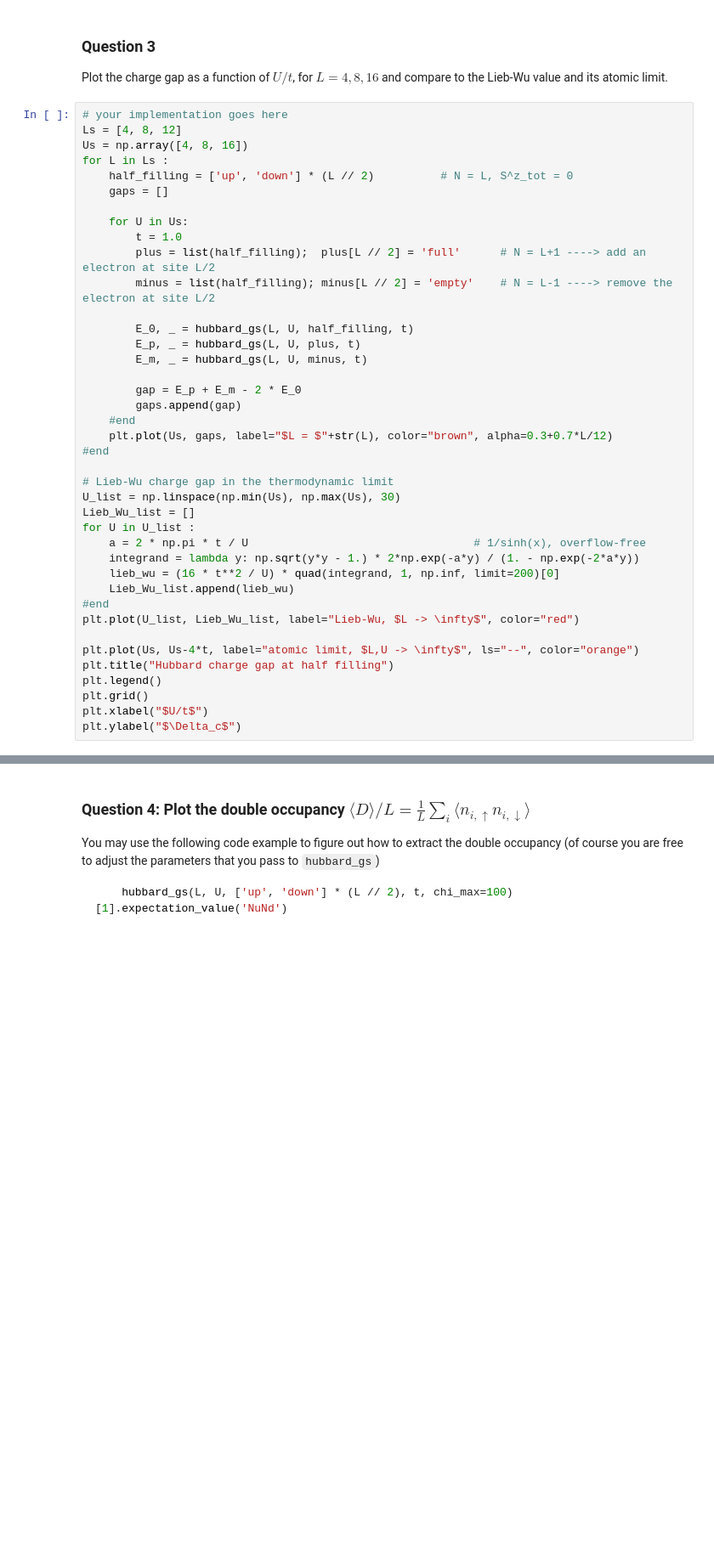
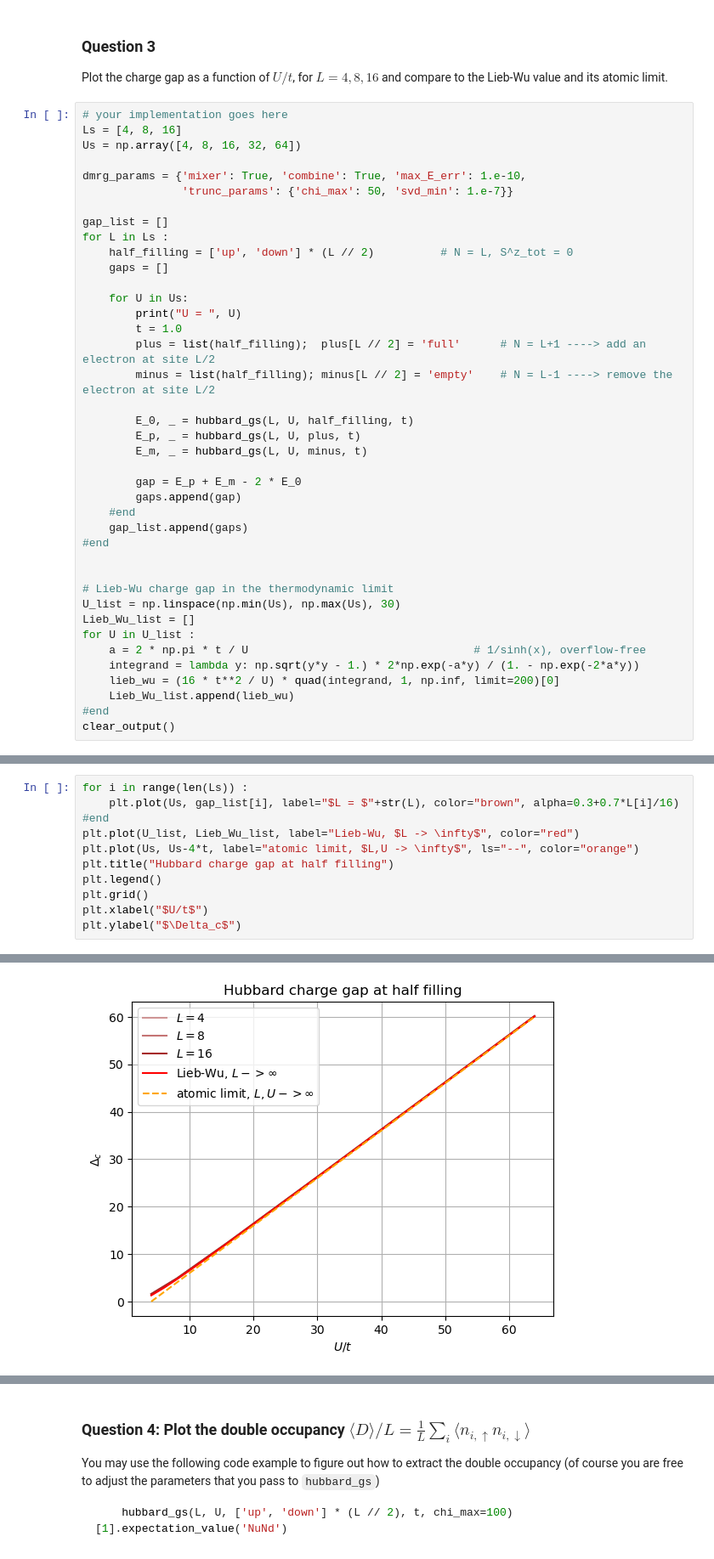
Before and after one commit to jan-chelmecki/Numerical-Methods-Quantum-M2, a Jupyter notebook: tp2_Jan_Chelmecki.ipynb, the cells around one changed output, grey strips where cells are left out. Shown at 85% size. Saved outputs shown, nothing was run; the diff lists cells and outputs as text; blank space fills up the shorter version.

```diff
--- a/tp2_Jan_Chelmecki.ipynb
+++ b/tp2_Jan_Chelmecki.ipynb
@@ -748,13 +791,19 @@ Lieb-Wu      Delta_c(L -> infinity)             = 12.344827
 Plot the charge gap as a function of $U/t$, for $L=4,8,16$ and compare to the Lieb-Wu value and its atomic limit.
 # %%
 # your implementation goes here
-Ls = [4, 8, 12]
-Us = np.array([4, 8, 16])
+Ls = [4, 8, 16]
+Us = np.array([4, 8, 16, 32, 64])
+
+dmrg_params = {'mixer': True, 'combine': True, 'max_E_err': 1.e-10,
+               'trunc_params': {'chi_max': 50, 'svd_min': 1.e-7}}
+
+gap_list = []
 for L in Ls :
     half_filling = ['up', 'down'] * (L // 2)          # N = L, S^z_tot = 0
     gaps = []
 
     for U in Us:
+        print("U = ", U)
         t = 1.0
         plus = list(half_filling);  plus[L // 2] = 'full'      # N = L+1 ----> add an electron at site L/2
         minus = list(half_filling); minus[L // 2] = 'empty'    # N = L-1 ----> remove the electron at site L/2
@@ -766,8 +815,9 @@ for L in Ls :
         gap = E_p + E_m - 2 * E_0
         gaps.append(gap)
     #end
-    plt.plot(Us, gaps, label="$L = $"+str(L), color="brown", alpha=0.3+0.7*L/12)
+    gap_list.append(gaps)
 #end
+
 
 # Lieb-Wu charge gap in the thermodynamic limit
 U_list = np.linspace(np.min(Us), np.max(Us), 30)
@@ -778,11 +828,4 @@ for U in U_list :
     lieb_wu = (16 * t**2 / U) * quad(integrand, 1, np.inf, limit=200)[0]
     Lieb_Wu_list.append(lieb_wu)
 #end
-plt.plot(U_list, Lieb_Wu_list, label="Lieb-Wu, $L -> \infty$", color="red")
-
-plt.plot(Us, Us-4*t, label="atomic limit, $L,U -> \infty$", ls="--", color="orange")
-plt.title("Hubbard charge gap at half filling")
-plt.legend()
-plt.grid()
-plt.xlabel("$U/t$")
-plt.ylabel("$\Delta_c$")
+clear_output()
@@ -791,0 +832,12 @@ Text(0, 0.5, '$\\Delta_c$')
+# %%
+for i in range(len(Ls)) :
+    plt.plot(Us, gap_list[i], label="$L = $"+str(L), color="brown", alpha=0.3+0.7*L[i]/16)
+#end
+plt.plot(U_list, Lieb_Wu_list, label="Lieb-Wu, $L -> \infty$", color="red")
+plt.plot(Us, Us-4*t, label="atomic limit, $L,U -> \infty$", ls="--", color="orange")
+plt.title("Hubbard charge gap at half filling")
+plt.legend()
+plt.grid()
+plt.xlabel("$U/t$")
+plt.ylabel("$\Delta_c$")
+# %% [output]
@@ -791,0 +845 @@ Text(0, 0.5, '$\\Delta_c$')
+[figure, added]
```
Also changed, not shown: parts of 36 cells of this notebook, 2 other files.
